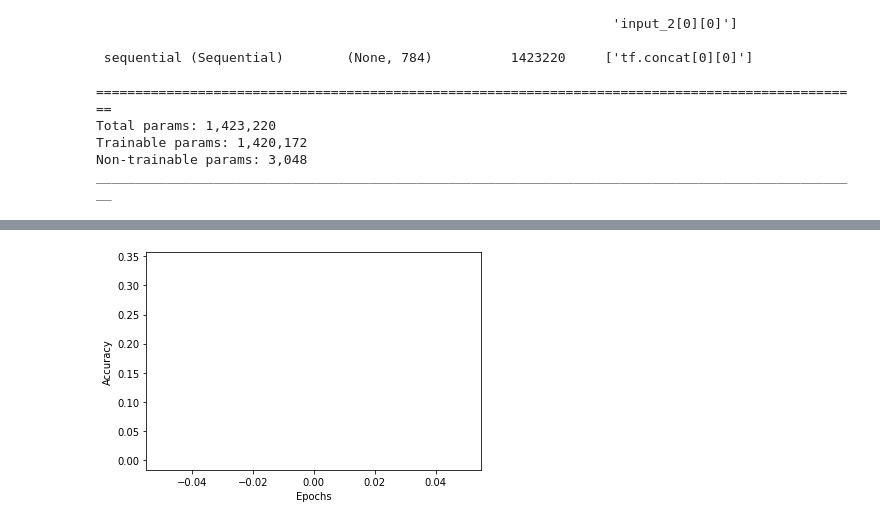
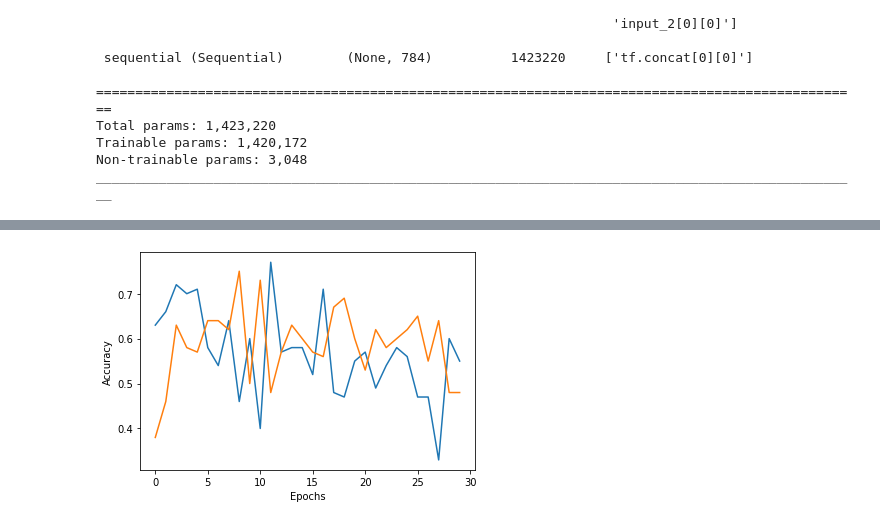
Before and after one commit to ram130849/Deep_Learning_Systems, a Jupyter notebook: TensorFlow/Ramki/E533_DLS_Assignment5.ipynb, the cells around one changed output, grey strips where cells are left out. Saved outputs shown, nothing was run; the diff lists cells and outputs as text; code cells hidden in the pictures.

```diff
--- a/TensorFlow/Ramki/E533_DLS_Assignment5.ipynb
+++ b/TensorFlow/Ramki/E533_DLS_Assignment5.ipynb
@@ -764,9 +761,9 @@ print(xtest.shape)
 (60000, 784)
 (10000, 784)
 # %%
-n_epochs = 200 # max number of epochs
+n_epochs = 100 # max number of epochs
 batch_size = 100 # training batch size
-learning_rate = 0.0001 # learn rate
+learning_rate = 0.0003 # learn rate
 patience = 15  # epochs after which training should stop if no improvement
 dim = 100
 patches = 100
@@ -814,19 +811,19 @@ Non-trainable params: 3,048
 __________________________________________________________________________________________________
 # %%
 disc_model=keras.Sequential()
-disc_model.add(layers.Dense(units=448,kernel_initializer='HeNormal'))
+disc_model.add(layers.Dense(units=400,kernel_initializer='HeNormal'))
 disc_model.add(layers.LeakyReLU(alpha=0.2))
 disc_model.add(layers.Dropout(0.2))
 
-disc_model.add(layers.Dense(units=232,kernel_initializer='HeNormal'))
+disc_model.add(layers.Dense(units=200,kernel_initializer='HeNormal'))
 disc_model.add(layers.LeakyReLU(alpha=0.2))
 disc_model.add(layers.Dropout(0.1))
 
-disc_model.add(layers.Dense(units=108,kernel_initializer='HeNormal'))
+disc_model.add(layers.Dense(units=64,kernel_initializer='HeNormal'))
 disc_model.add(layers.LeakyReLU(alpha=0.2))
 disc_model.add(layers.Dropout(0.1))
 
-disc_model.add(layers.Dense(units=1,activation='sigmoid',kernel_initializer='HeNormal'))
+disc_model.add(layers.Dense(units=1,activation='sigmoid',kernel_initializer='GlorotNormal'))
 input_image = keras.Input(shape=(784,))
 prediction = disc_model(input_image)
 
@@ -847,12 +844,12 @@ Trainable params: 481,121
 Non-trainable params: 0
 _________________________________________________________________
 # %%
+disc_model.compile(loss= 'binary_crossentropy', optimizer = tf.keras.optimizers.Adam(lr=learning_rate), metrics = ['binary_accuracy'])
+disc_model.trainable = False
 img = gen_model([noise_channel, patch_channel])
 output = disc_model([img])
 c_gan = Model([noise_channel, patch_channel], output)
-disc_model.trainable = False
-disc_model.compile(loss= 'binary_crossentropy', optimizer = tf.keras.optimizers.Adam(0.0001, 0.5), metrics = ['binary_accuracy'])
-c_gan.compile(loss= 'binary_crossentropy', optimizer = tf.keras.optimizers.Adam(0.0001, 0.5), metrics = ['binary_accuracy'])
+c_gan.compile(loss= 'binary_crossentropy', optimizer = tf.keras.optimizers.Adam(learning_rate, learning_rate), metrics = ['binary_accuracy'])
 # %%
 c_gan.summary()
 # %% [output]
@@ -892,12 +889,12 @@ for epoch in range(n_epochs):
     epoch_fake_accuracy = 0
     epoch_disc_loss = 0
     epoch_gen_loss = 0
+    count = 0
     for step, (x_batch_train, y_batch_train) in enumerate(train_dataset):
-
         img = tf.reshape(x_batch_train,[x_batch_train.shape[0],-1])
         disc_model.trainable = True
         real_loss ,real_accuracy = disc_model.train_on_batch([img], real_labels[:img.shape[0],:])
-        epoch_real_accuracy += real_accuracy
+        epoch_real_accuracy = real_accuracy
 
         rand = np.random.normal(0,1,size = (x_batch_train.shape[0], dim))
         mean_patch = tf.reshape(x_batch_train,shape=[-1,28,28])[:,10:20,10:20]
@@ -908,16 +905,16 @@ for epoch in range(n_epochs):
         gen_image_mean_patch = tf.reshape(gen_image_mean_patch[:,10:20,10:20],[gen_image_mean_patch.shape[0],-1])
 
         fake_loss, fake_accuracy = disc_model.train_on_batch([generated_image], fake_labels[:generated_image.shape[0],:])
-        epoch_fake_accuracy+= fake_accuracy
-        epoch_disc_loss += (real_loss + fake_loss) / 2
+        epoch_fake_accuracy = fake_accuracy
+        epoch_disc_loss = (real_loss + fake_loss) / 2
         disc_model.trainable = False
         z = np.random.normal(0,1,size = (batch_size, dim))
 
-        epoch_gen_loss += c_gan.train_on_batch([z,mean_patch], real_labels)
+        epoch_gen_loss = c_gan.train_on_batch([z,mean_patch], real_labels) + (10 * np.mean((gen_image_mean_patch - mean_patch)**2))
 
     epochs_real_accuracy.append(epoch_real_accuracy)
     epochs_fake_accuracy.append(epoch_fake_accuracy)
 
-    print("Epoch:{} Discriminator-Loss: {} Real Img Accuracy: {} Fake Img Accuracy: {} Gen Loss- {}".format(epoch,epoch_disc_loss,epoch_real_accuracy,epoch_fake_accuracy,epoch_gen_loss))
+    print("Epoch:{} Discriminator-Loss: {} Real Img Accuracy: {} Fake Img Accuracy: {} Gen Loss- {}".format(epoch,epoch_disc_loss,epoch_real_accuracy,epoch_fake_accuracy,sum(epoch_gen_loss)/len(epoch_gen_loss)))
 # %% [output]
 Streaming output truncated to the last 5000 lines.
@@ -941,11 +937,11 @@ KeyboardInterrupt: ignored
 # %%
-plt.plot(real_accuracy, label='Real Accuracy')
-plt.plot(fake_accuracy, label='Fake Accuracy')
+plt.plot(epochs_real_accuracy, label='Real Accuracy')
+plt.plot(epochs_fake_accuracy, label='Fake Accuracy')
 plt.xlabel('Epochs')
 plt.ylabel('Accuracy')
 plt.show()
 # %% [output]
-[figure, old version]
+[figure, new version]
 # %%
 result = []
 for i in range(10):
```
Also changed, not shown: parts of 9 cells of this notebook.
